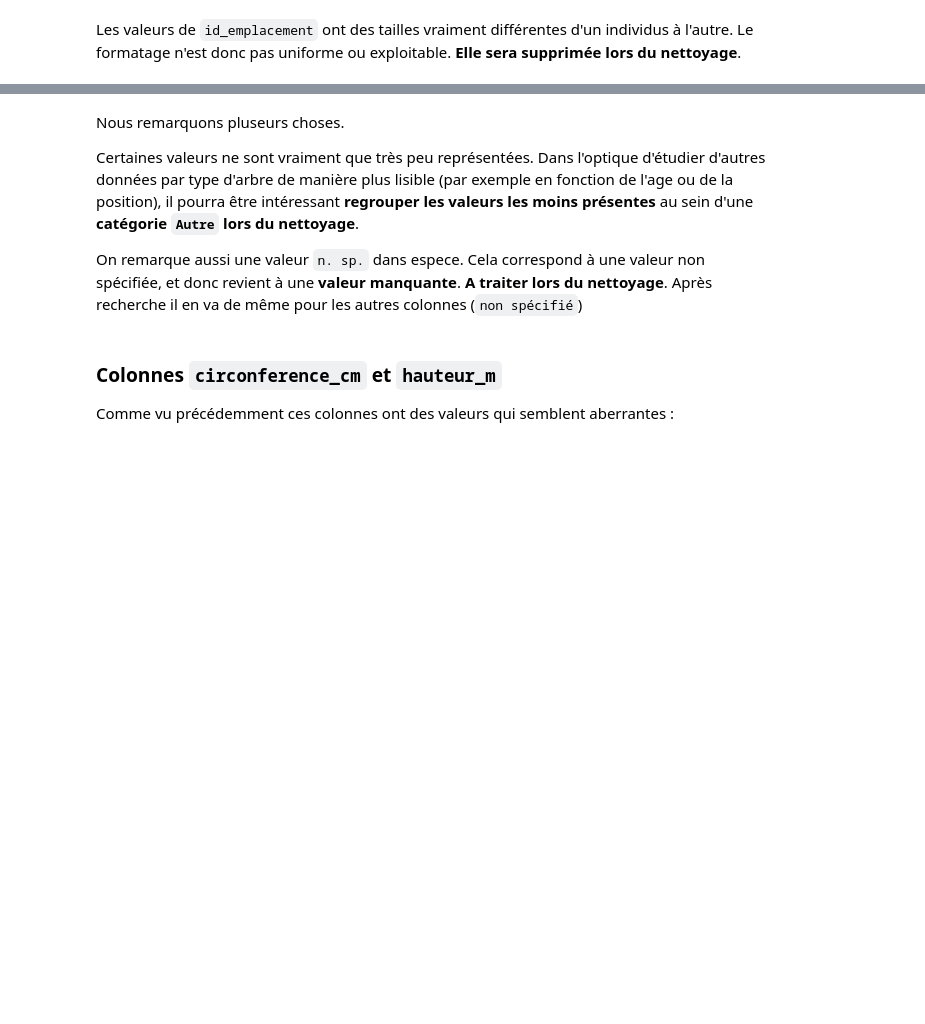
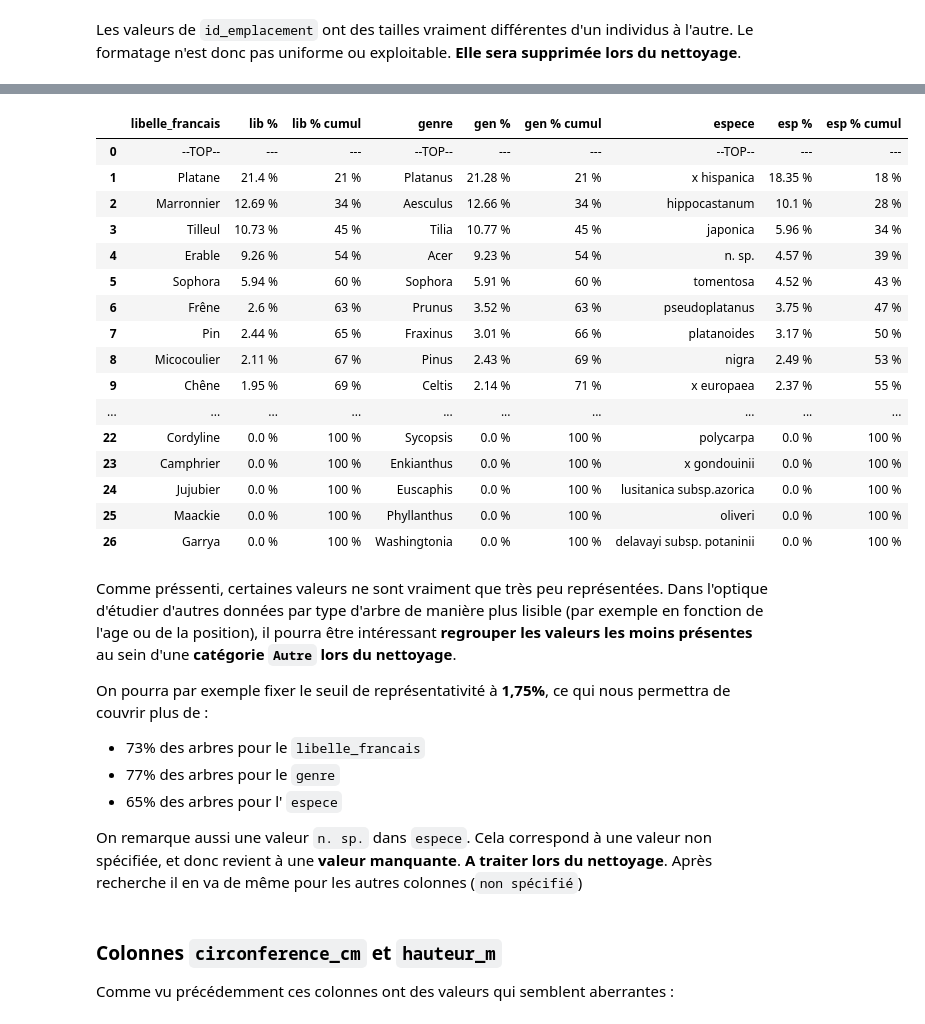
Before and after one commit to ClementPatin/OC-P2, a Jupyter notebook: Patin_Clement_1_notebook_032023.ipynb, the cells around one changed output, grey strips where cells are left out. Saved outputs shown, nothing was run; the diff lists cells and outputs as text; code cells hidden in the pictures; blank space fills up the shorter version.

Commit message:
modif exploration species

```diff
--- a/Patin_Clement_1_notebook_032023.ipynb
+++ b/Patin_Clement_1_notebook_032023.ipynb
@@ -495,8 +488,0 @@ Pour éviter des représentations illisibles, nous allons regarder pour l'instan
-# %%
-listColEspece=["libelle_francais", "genre", "espece", "variete"]
-
-for X in listColEspece :
-    seriesX=dataBrute[X].value_counts(normalize=True)
-    tabX=pd.DataFrame(pd.concat([pd.Series({"---top---":"---"}),seriesX.head(10),pd.Series({"---bottom---":"---"}),seriesX.tail(10)]))
-    tabX=tabX.rename(columns={0:X})
-    display(tabX)
@@ -572,9 +489,70 @@ for X in listColEspece :
+# %%
+#build a dataframe with the normalized count of categories and the cumulative sum, for each "species" variable
+
+listColEspece=["libelle_francais", "genre", "espece"] #list of "species" variables, except for "variete", almost full of NaN
+
+head=20 #define number of rows for top levels
+tail=5 #define number of rows for bottom levels
+
+tab=pd.DataFrame(np.zeros((head+tail+2,1))) #initialize the dataframe
+
+
+for X in listColEspece :
+    seriesX=dataBrute[X].value_counts(normalize=True)*100 #column with proportion for each level
+    seriesXcum=seriesX.cumsum() #cumulative sum
+
+    seriesX=round(seriesX,2).astype(str)+" %" #present as percentage
+    seriesXcum=round(seriesXcum,0).astype(int).astype(str)+" %"
+
+
+    # select the top and the bottom of series
+    seriesX=pd.concat([
+        pd.Series({"--TOP--":"---"}), # add a row to indicate we look at top
+        seriesX.head(head),
+        pd.Series({"--BOTTOM--":"---"}),## add a row to indicate we look at bottom
+        seriesX.tail(tail)])
+
+    # same
+    seriesXcum=pd.concat([
+        pd.Series({"--TOP--":"---"}),
+        seriesXcum.head(head),
+        pd.Series({"--BOTTOM--":"---"}),
+        seriesXcum.tail(tail)])
+
+    # add series to dataframe tab
+    tab[X]=seriesX.index # create a column with levels of the variable
+    tab[X[:3]+" %"]=seriesX.tolist() # column with seriesX
+    tab[X[:3]+" % cumul"]=seriesXcum.tolist() # columns with seriesXcum
+
+tab=tab.drop(columns=0)    # drop the initializing column of tab
+display(tab)
+# %% [output]
+|  | libelle_francais | lib % | lib % cumul | genre | gen % | gen % cumul | espece | esp % | esp % cumul |
+| 0 | --TOP-- | --- | --- | --TOP-- | --- | --- | --TOP-- | --- | --- |
+| 1 | Platane | 21.4 % | 21 % | Platanus | 21.28 % | 21 % | x hispanica | 18.35 % | 18 % |
+| 2 | Marronnier | 12.69 % | 34 % | Aesculus | 12.66 % | 34 % | hippocastanum | 10.1 % | 28 % |
+| 3 | Tilleul | 10.73 % | 45 % | Tilia | 10.77 % | 45 % | japonica | 5.96 % | 34 % |
+| 4 | Erable | 9.26 % | 54 % | Acer | 9.23 % | 54 % | n. sp. | 4.57 % | 39 % |
+| 5 | Sophora | 5.94 % | 60 % | Sophora | 5.91 % | 60 % | tomentosa | 4.52 % | 43 % |
+| 6 | Frêne | 2.6 % | 63 % | Prunus | 3.52 % | 63 % | pseudoplatanus | 3.75 % | 47 % |
+| 7 | Pin | 2.44 % | 65 % | Fraxinus | 3.01 % | 66 % | platanoides | 3.17 % | 50 % |
+| 8 | Micocoulier | 2.11 % | 67 % | Pinus | 2.43 % | 69 % | nigra | 2.49 % | 53 % |
+| 9 | Chêne | 1.95 % | 69 % | Celtis | 2.14 % | 71 % | x europaea | 2.37 % | 55 % |
+| ... | ... | ... | ... | ... | ... | ... | ... | ... | ... |
+| 22 | Cordyline | 0.0 % | 100 % | Sycopsis | 0.0 % | 100 % | polycarpa | 0.0 % | 100 % |
+| 23 | Camphrier | 0.0 % | 100 % | Enkianthus | 0.0 % | 100 % | x gondouinii | 0.0 % | 100 % |
+| 24 | Jujubier | 0.0 % | 100 % | Euscaphis | 0.0 % | 100 % | lusitanica subsp.azorica | 0.0 % | 100 % |
+| 25 | Maackie | 0.0 % | 100 % | Phyllanthus | 0.0 % | 100 % | oliveri | 0.0 % | 100 % |
+| 26 | Garrya | 0.0 % | 100 % | Washingtonia | 0.0 % | 100 % | delavayi subsp. potaninii | 0.0 % | 100 % |
 # %% [markdown]
-Nous remarquons pluseurs choses.
+Comme préssenti, certaines valeurs ne sont vraiment que très peu représentées. Dans l'optique d'étudier d'autres données par type d'arbre de manière plus lisible (par exemple en fonction de l'age ou de la position), il pourra être intéressant **regrouper les valeurs les moins présentes** au sein d'une **catégorie `Autre` lors du nettoyage**.
 
-Certaines valeurs ne sont vraiment que très peu représentées. Dans l'optique d'étudier d'autres données par type d'arbre de manière plus lisible (par exemple en fonction de l'age ou de la position), il pourra être intéressant **regrouper les valeurs les moins présentes** au sein d'une **catégorie `Autre` lors du nettoyage**.
+On pourra par exemple fixer le seuil de représentativité à **1,75%**, ce qui nous permettra de couvrir plus de :
+- 73% des arbres pour le `libelle_francais`
+- 77% des arbres pour le `genre`
+- 65% des arbres pour l' `espece`
 
-On remarque aussi une valeur `n. sp.` dans espece. Cela correspond à une valeur non spécifiée, et donc revient à une **valeur manquante**. **A traiter lors du nettoyage**. Après recherche il en va de même pour les autres colonnes (`non spécifié`)
+On remarque aussi une valeur `n. sp.` dans `espece`. Cela correspond à une valeur non spécifiée, et donc revient à une **valeur manquante**. **A traiter lors du nettoyage**. Après recherche il en va de même pour les autres colonnes (`non spécifié`)
 # %% [markdown]
 ### Colonnes `circonference_cm` et `hauteur_m`
 
```
Also changed, not shown: parts of 30 cells of this notebook.
